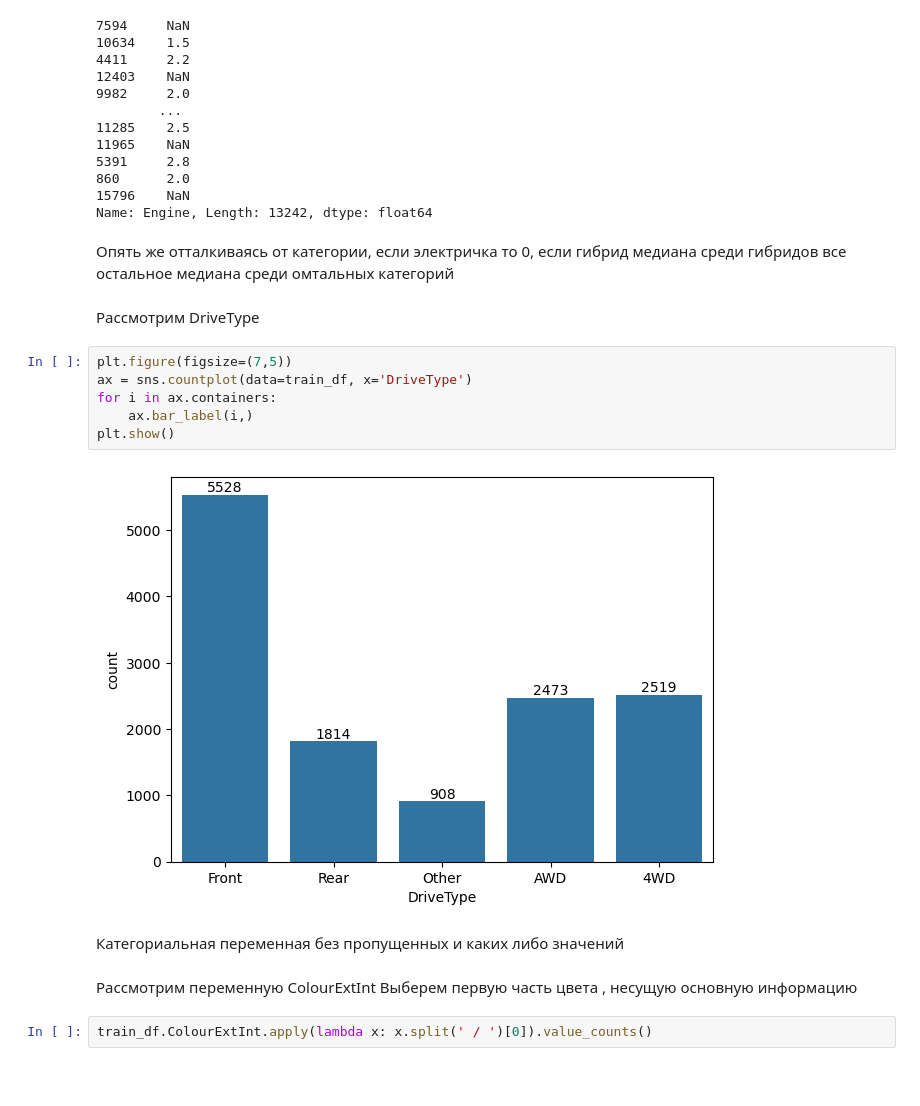
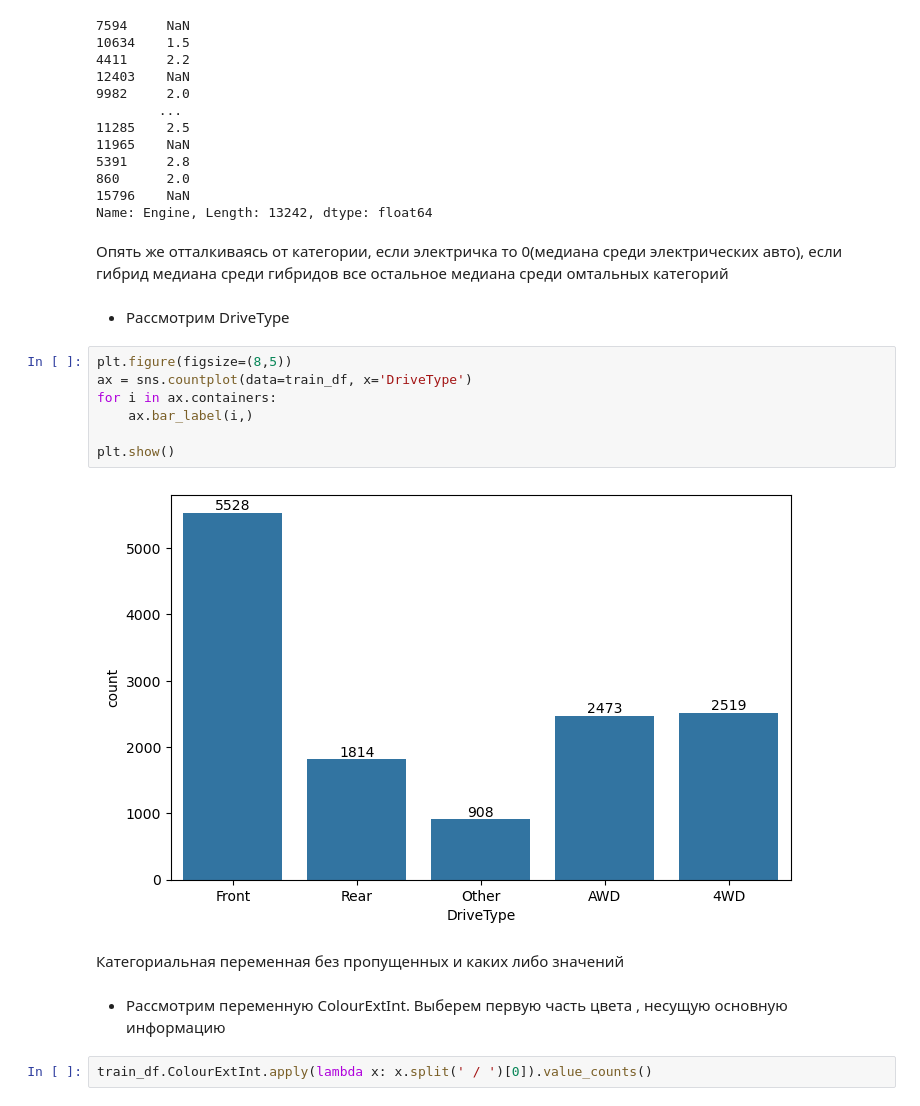
Before and after one commit to dmitryburn/workshop3, a Jupyter notebook: code/Car_price.ipynb, the cells around one changed output. Saved outputs shown, nothing was run; the diff lists cells and outputs as text; blank space fills up the shorter version.

```diff
--- a/code/Car_price.ipynb
+++ b/code/Car_price.ipynb
@@ -611,21 +657,22 @@ engine_vals
 15796    NaN
 Name: Engine, Length: 13242, dtype: float64
 # %% [markdown]
-Опять же отталкиваясь от категории, если электричка то 0, если гибрид медиана среди гибридов все остальное медиана среди омтальных категорий
+Опять же отталкиваясь от категории, если электричка то 0(медиана среди электрических авто), если гибрид медиана среди гибридов все остальное медиана среди омтальных категорий
 # %% [markdown]
-Рассмотрим DriveType
+- Рассмотрим DriveType
 # %%
-plt.figure(figsize=(7,5))
+plt.figure(figsize=(8,5))
 ax = sns.countplot(data=train_df, x='DriveType')
 for i in ax.containers:
     ax.bar_label(i,)
+
 plt.show()
 # %% [output]
-[figure, old version]
+[figure, new version]
 # %% [markdown]
 Категориальная переменная без пропущенных и каких либо значений
 # %% [markdown]
-Рассмотрим переменную ColourExtInt
+- Рассмотрим переменную ColourExtInt.
 Выберем первую часть цвета , несущую основную информацию
 # %%
 train_df.ColourExtInt.apply(lambda x: x.split(' / ')[0]).value_counts()
```
Also changed, not shown: parts of 51 cells of this notebook.
